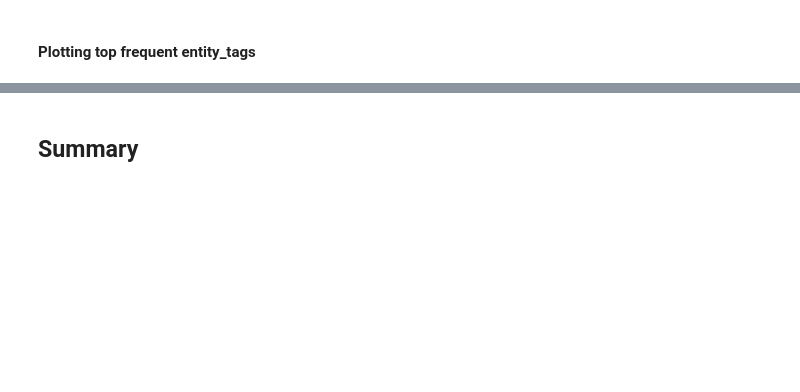
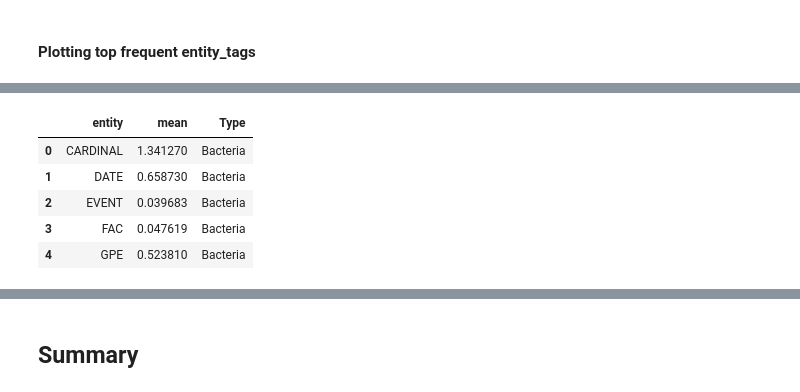
Before and after one commit to Eitams/NLP_Exercise, a Jupyter notebook: NLP_EDA.ipynb, the cells around one changed output, grey strips where cells are left out. Drawn from its saved outputs; the diff is of its cells as text; code cells hidden in the pictures; blank space fills up the shorter version.

```diff
--- a/NLP_EDA.ipynb
+++ b/NLP_EDA.ipynb
@@ -602,0 +532,11 @@ We should look for a different model which fit better with our type of data or c
+# %%
+'''
+Function- count the number of time each type of entity appered in the text
+'''
+def entity_count(lst):
+  tmp=[]
+  for x in lst:
+    tmp.append(x[1])
+
+  dict_of_count = {item:tmp.count(item) for item in tmp}
+  return  dict_of_count
@@ -602,0 +573,16 @@ We should look for a different model which fit better with our type of data or c
+# %%
+## Creating a new dataframe with a calculate mean value column of the number of entities for each entity by Type
+bacteria_entity_mean = df[df["Type"]=="Bacteria"][[i for i in ner_labels]].mean().reset_index()
+bacteriophage_entity_mean = df[df["Type"]=="Bacteriophage"][[i for i in ner_labels]].mean().reset_index()
+bacteria_entity_mean["Type"]="Bacteria"
+bacteriophage_entity_mean["Type"] = "Bacteriophage"
+entity_mean = pd.concat([bacteria_entity_mean,bacteriophage_entity_mean], axis=0)
+entity_mean.columns = ["entity", "mean", "Type"]
+entity_mean.head()
+# %% [output]
+|  | entity | mean | Type |
+| 0 | CARDINAL | 1.341270 | Bacteria |
+| 1 | DATE | 0.658730 | Bacteria |
+| 2 | EVENT | 0.039683 | Bacteria |
+| 3 | FAC | 0.047619 | Bacteria |
+| 4 | GPE | 0.523810 | Bacteria |
```
Also changed, not shown: parts of 23 cells of this notebook.
